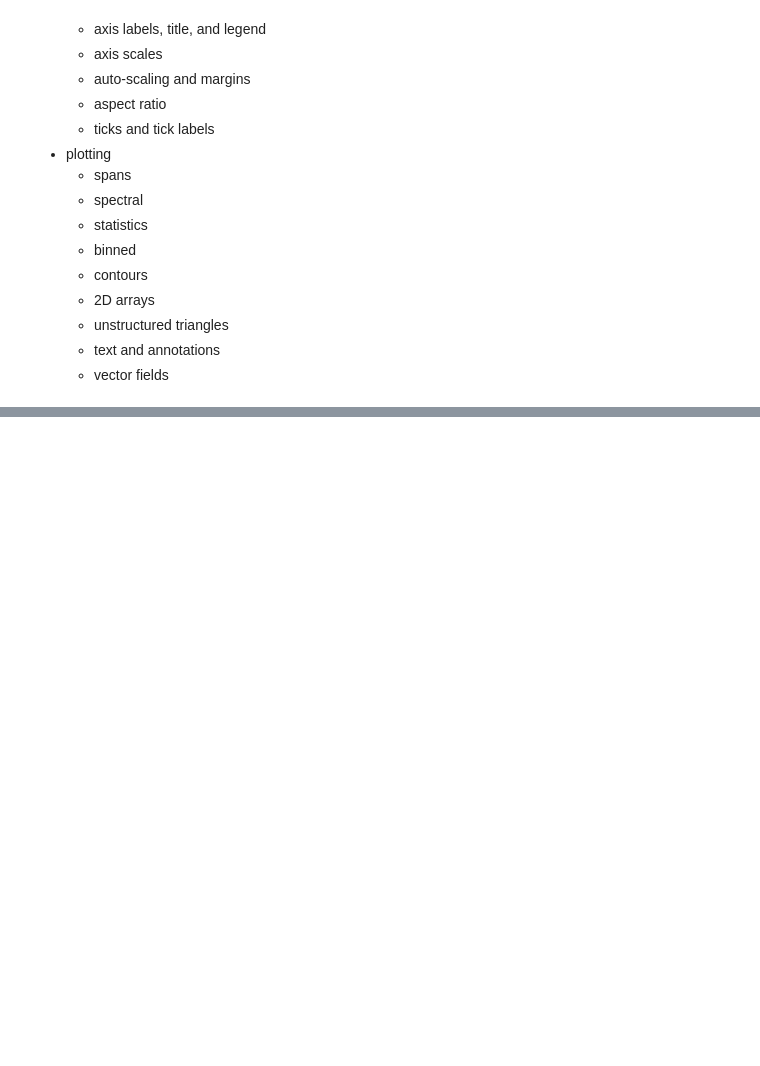
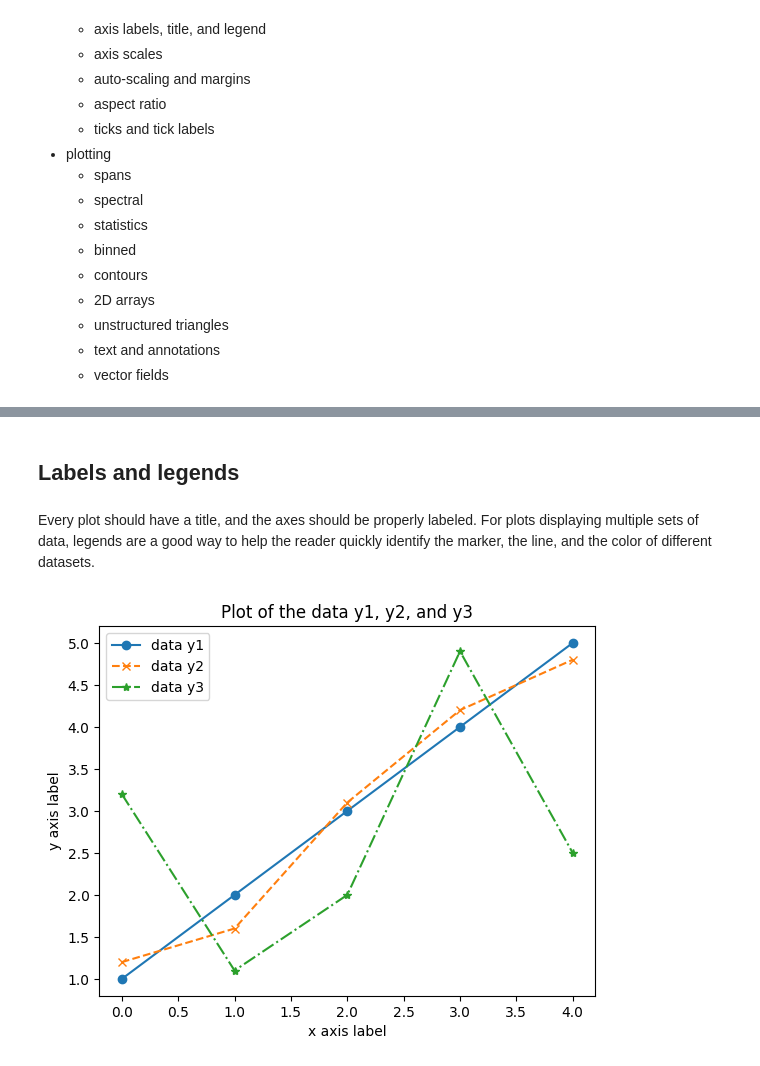
Before and after one commit to toshiro-en-miyamoto/math2, a Jupyter notebook: jupyter/samMorley/ch02_plotting.ipynb, the cells around one changed output, grey strips where cells are left out. Cells and saved outputs as stored; diff of their text form; code cells hidden in the pictures; blank space fills up the shorter version.

```diff
--- a/jupyter/samMorley/ch02_plotting.ipynb
+++ b/jupyter/samMorley/ch02_plotting.ipynb
@@ -117,0 +181,13 @@ The [Axes class](https://matplotlib.org/stable/api/axes_api.html) represents one
+# %% [markdown]
+## Labels and legends
+# %% [markdown]
+Every plot should have a title, and the axes should be properly labeled. For plots displaying multiple sets of data, legends are a good way to help the reader quickly identify the marker, the line, and the color of different datasets.
+# %%
+fig, ax = plt.subplots()
+ax.plot(y1, "o-", y2, "x--", y3, "*-.")
+ax.set_title("Plot of the data y1, y2, and y3")
+ax.set_xlabel("x axis label")
+ax.set_ylabel("y axis label")
+ax.legend(("data y1", "data y2", "data y3"));
+# %% [output]
+[figure, added]
```
Also changed, not shown: parts of 4 cells of this notebook, 1 other file.
